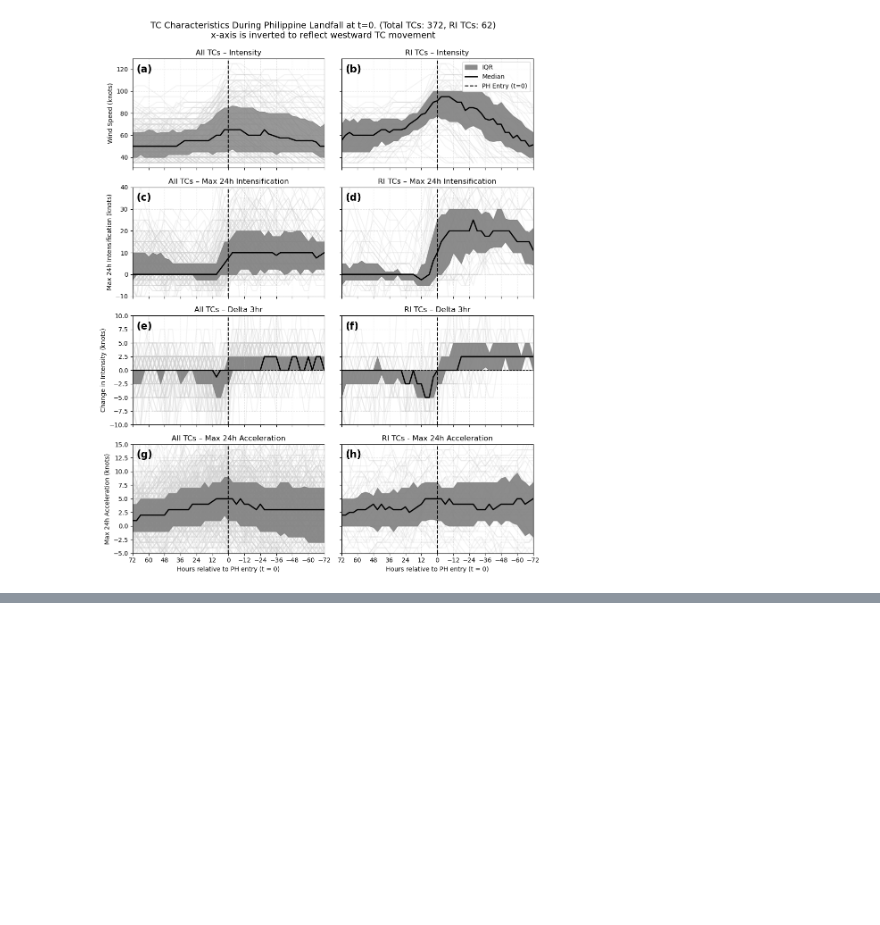
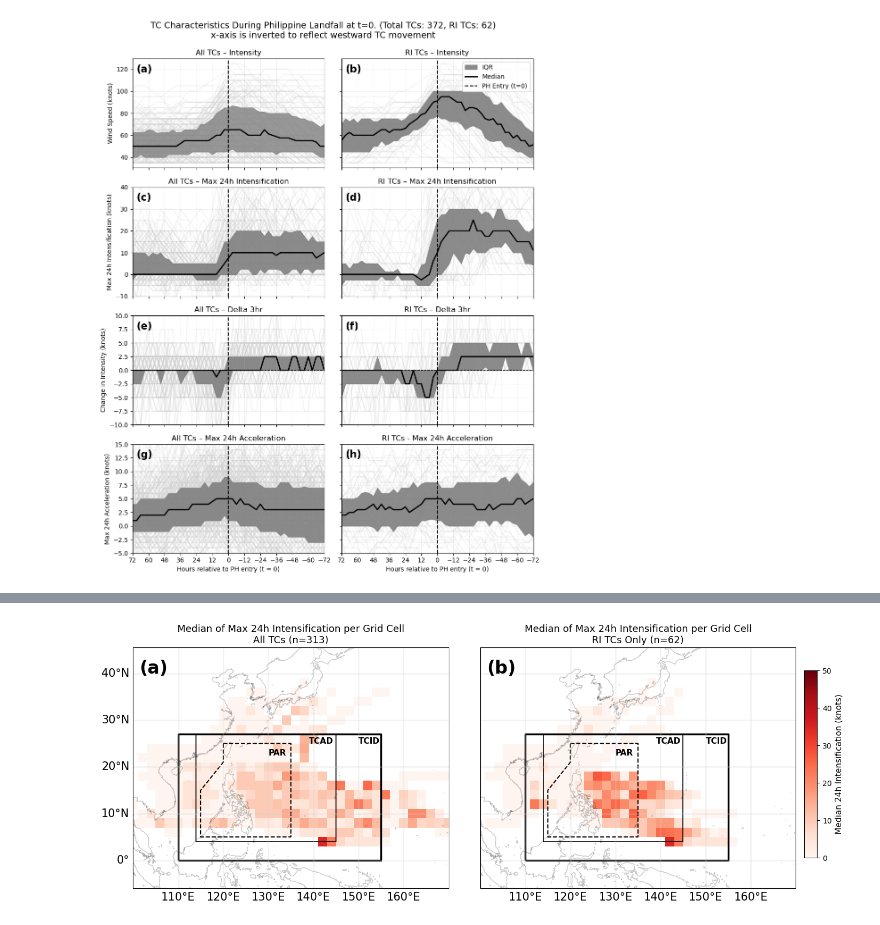
Before and after one commit to baracoma/tc-statistics, a Jupyter notebook: tc-characteristics.ipynb, the cells around one changed output, grey strips where cells are left out. Saved outputs shown, nothing was run; the diff lists cells and outputs as text; code cells hidden in the pictures; blank space fills up the shorter version.

```diff
--- a/tc-characteristics.ipynb
+++ b/tc-characteristics.ipynb
@@ -991,0 +1045,94 @@ fig.savefig('tc_characteristics_landfall.png', dpi=300, bbox_inches='tight')
+# %%
+# Reusable function
+def compute_grid(df, bin_size, var='max_24h_intensification'):
+    df = df[df[var].notna()].copy()
+    df['lon'] = df.geometry.x
+    df['lat'] = df.geometry.y
+    df['lon_bin'] = (df['lon'] / bin_size).round() * bin_size
+    df['lat_bin'] = (df['lat'] / bin_size).round() * bin_size
+    grid_stats = df.groupby(['lat_bin', 'lon_bin'])[var].median().reset_index()
+    pivot = grid_stats.pivot(index='lat_bin', columns='lon_bin', values=var)
+    lon_grid = pivot.columns.values
+    lat_grid = pivot.index.values
+    lon_mesh, lat_mesh = np.meshgrid(lon_grid, lat_grid)
+    return lon_mesh, lat_mesh, pivot.values
+
+# Parameters
+bin_size = 2
+df_all_map = df_ph_labeled[df_ph_labeled['max_24h_intensification'].notna()].copy()
+df_ri_map = df_ph_labeled[(df_ph_labeled['is_RI']) & (df_ph_labeled['max_24h_intensification'].notna())].copy()
+n_all = df_all_map['SID'].nunique()
+n_ri = df_ri_map['SID'].nunique()
+
+# Compute data
+lon1, lat1, Z1 = compute_grid(df_all_map, bin_size)
+lon2, lat2, Z2 = compute_grid(df_ri_map, bin_size)
+
+# Plotting
+fig, axs = plt.subplots(1, 2, figsize=(16, 7), subplot_kw={'projection': ccrs.PlateCarree()})
+titles = [
+    f"All TCs (n={n_all})",
+    f"RI TCs Only (n={n_ri})"
+]
+datasets = [(lon1, lat1, Z1), (lon2, lat2, Z2)]
+
+
+panel_labels = ['(a)', '(b)']
+for ax, label in zip(axs.flat, panel_labels):
+    ax.text(0.02, 0.95, label, transform=ax.transAxes, fontsize=24,
+            fontweight='bold', va='top', ha='left')
+for i, (ax, (lon, lat, Z), title) in enumerate(zip(axs, datasets, titles)):
+    mesh = ax.pcolormesh(lon, lat, Z, shading='auto', cmap='Reds', vmin=0, vmax=50)
+    ax.set_title(f"Median of Max 24h Intensification per Grid Cell\n{title}", fontsize=13)
+    ax.set_extent([100, 170, -5, 40])
+    ax.coastlines(resolution='10m', alpha=0.2)
+    # ax.add_feature(cfeature.BORDERS, linestyle=':')
+    # ax.add_feature(cfeature.LAND, facecolor='lightgray')
+    # ax.add_feature(cfeature.OCEAN, facecolor='white')
+
+    # Plot TCID, TCAD, PAR boundaries
+    # gdf_tcid.boundary.plot(ax=ax, edgecolor='green', linewidth=1)
+    # gdf_tcad.boundary.plot(ax=ax, edgecolor='gold', linewidth=1)
+    # gdf_par.boundary.plot(ax=ax, edgecolor='red', linewidth=1)
+
+    # Plot TCID with thick solid green line
+    gdf_tcid.boundary.plot(ax=ax, edgecolor='k', linewidth=2.5, linestyle='-')
+
+    # Plot TCAD with thinner golden line
+    gdf_tcad.boundary.plot(ax=ax, edgecolor='k', linewidth=1.2, linestyle='-')
+
+    # Plot PAR with dashed red line
+    gdf_par.boundary.plot(ax=ax, edgecolor='k', linewidth=1.5, linestyle='--')
+
+
+    # Add labels manually (you can fine-tune the xy position)
+    ax.text(150, 25, "TCID", color='k', fontsize=11, weight='bold')
+    ax.text(139, 25, "TCAD", color='k', fontsize=11, weight='bold')
+    ax.text(130, 22.5, "PAR", color='k', fontsize=11, weight='bold')
+
+    # Add gridlines
+    gl = ax.gridlines(crs=ccrs.PlateCarree(), draw_labels=True,
+                      linewidth=2, color='lightgray', alpha=0.25, linestyle='-')
+    gl.top_labels = False
+    gl.right_labels = False
+    if i == 1:
+        gl.left_labels = False
+
+    gl.xlocator = mticker.FixedLocator(np.arange(100, 175, 10))
+    gl.ylocator = mticker.FixedLocator(np.arange(0, 45, 10))
+    gl.xformatter = LONGITUDE_FORMATTER
+    gl.yformatter = LATITUDE_FORMATTER
+    gl.xlabel_style = {'size': 15, 'color': 'k'}
+    gl.ylabel_style = {'size': 15, 'color': 'k'}
+
+# Shared colorbar
+cbar_ax = fig.add_axes([0.91, 0.25, 0.015, 0.5])
+cbar = plt.colorbar(mesh, cax=cbar_ax)
+cbar.set_label('Median 24h Intensification (knots)', fontsize=11)
+
+fig.subplots_adjust(wspace=0.1, bottom=0.1, top=0.88)
+plt.show()
+
+fig.savefig('tc_intensification_map_with_domains.png', dpi=300, bbox_inches='tight')
+# %% [output]
+[figure, added]
```
Also changed, not shown: parts of 3 cells of this notebook.
